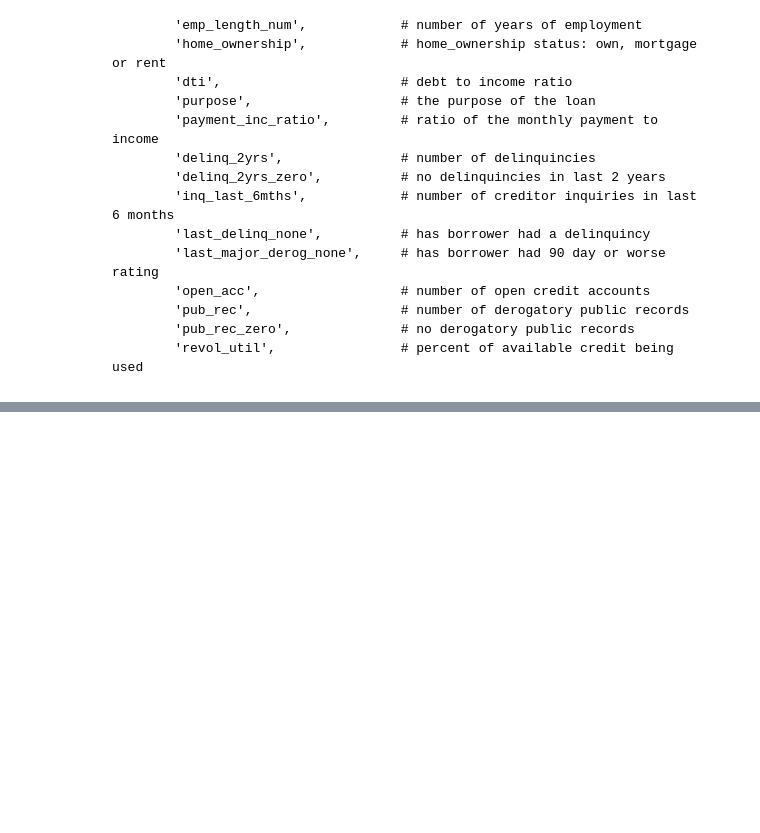
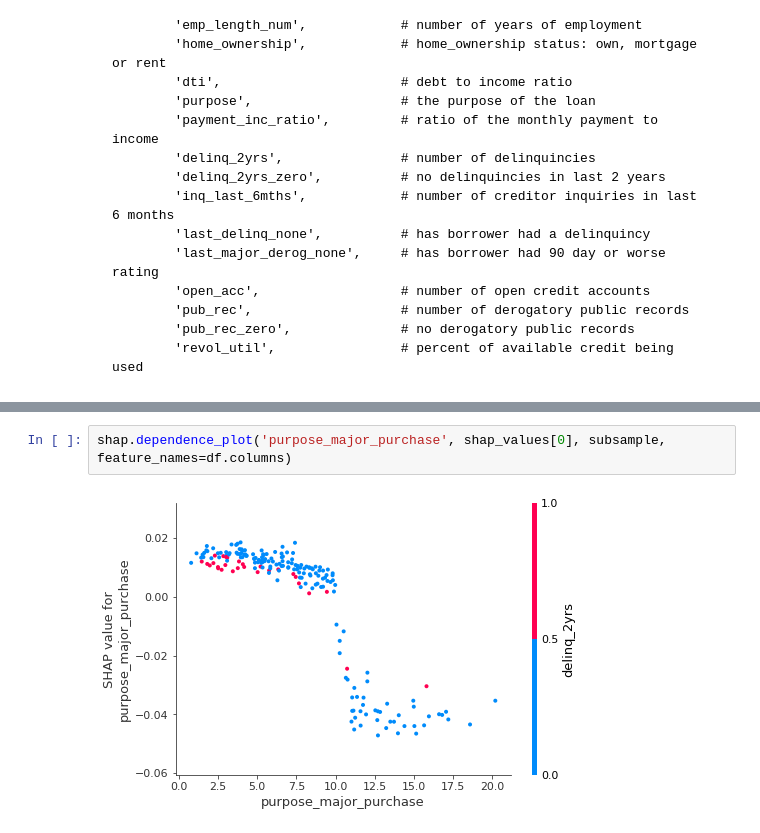
Before and after one commit to costefan/resp-ds-2019, a Jupyter notebook: interpretability/shap_library.ipynb, the cells around one changed output, grey strips where cells are left out. Drawn from its saved outputs; the diff is of its cells as text; blank space fills up the shorter version.

```diff
--- a/interpretability/shap_library.ipynb
+++ b/interpretability/shap_library.ipynb
@@ -124,0 +144,4 @@ shap_values = explainer.shap_values(subsample)
+# %%
+shap.dependence_plot('purpose_major_purchase', shap_values[0], subsample, feature_names=df.columns)
+# %% [output]
+[figure, added]
```
Also changed, not shown: parts of 18 cells of this notebook, 1 other file.
